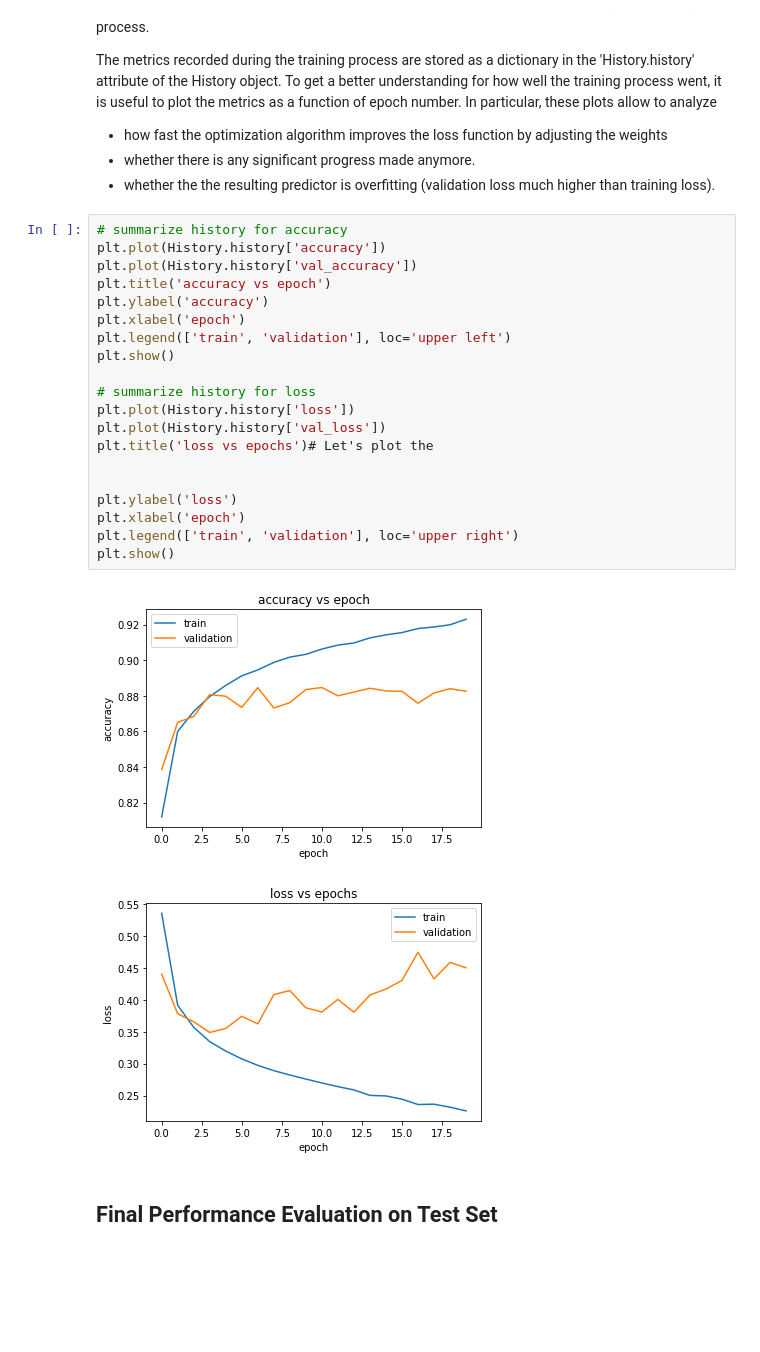
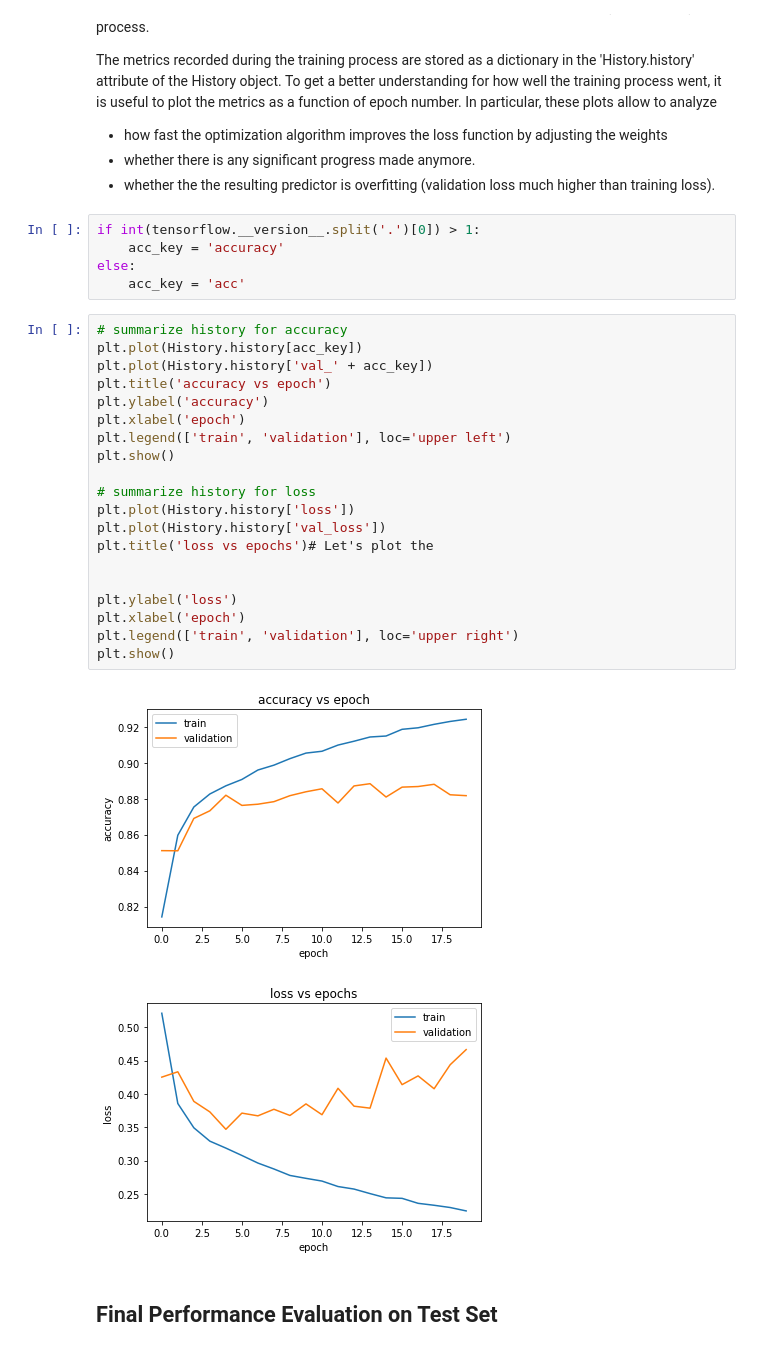
Before and after one commit to alexjungaalto/DeepLearningPython, a Jupyter notebook: ANN/Round2_ANN.ipynb, the cells around one changed output. Cells and saved outputs as stored; diff of their text form; blank space fills up the shorter version.

```diff
--- a/ANN/Round2_ANN.ipynb
+++ b/ANN/Round2_ANN.ipynb
@@ -429,29 +441,34 @@ The metrics recorded during the training process are stored as a dictionary in t
 - how fast the optimization algorithm improves the loss function by adjusting the weights
 - whether there is any significant progress made anymore.
 - whether the the resulting predictor is overfitting (validation loss much higher than training loss).
+# %%
+if int(tensorflow.__version__.split('.')[0]) > 1:
+    acc_key = 'accuracy'
+else:
+    acc_key = 'acc'
 # %%
 # summarize history for accuracy
-plt.plot(History.history['accuracy'])
-plt.plot(History.history['val_accuracy'])
+plt.plot(History.history[acc_key])
+plt.plot(History.history['val_' + acc_key])
 plt.title('accuracy vs epoch')
 plt.ylabel('accuracy')
 plt.xlabel('epoch')
 plt.legend(['train', 'validation'], loc='upper left')
 plt.show()
 
 # summarize history for loss
 plt.plot(History.history['loss'])
 plt.plot(History.history['val_loss'])
 plt.title('loss vs epochs')# Let's plot the
 
 
 plt.ylabel('loss')
 plt.xlabel('epoch')
 plt.legend(['train', 'validation'], loc='upper right')
 plt.show()
 # %% [output]
-[figure, old version]
+[figure, new version]
-[figure, old version]
+[figure, new version]
 # %% [markdown]
 ## Final Performance Evaluation on Test Set
 # %% [markdown]
```
Also changed, not shown: parts of 8 cells of this notebook, 33 other files.
